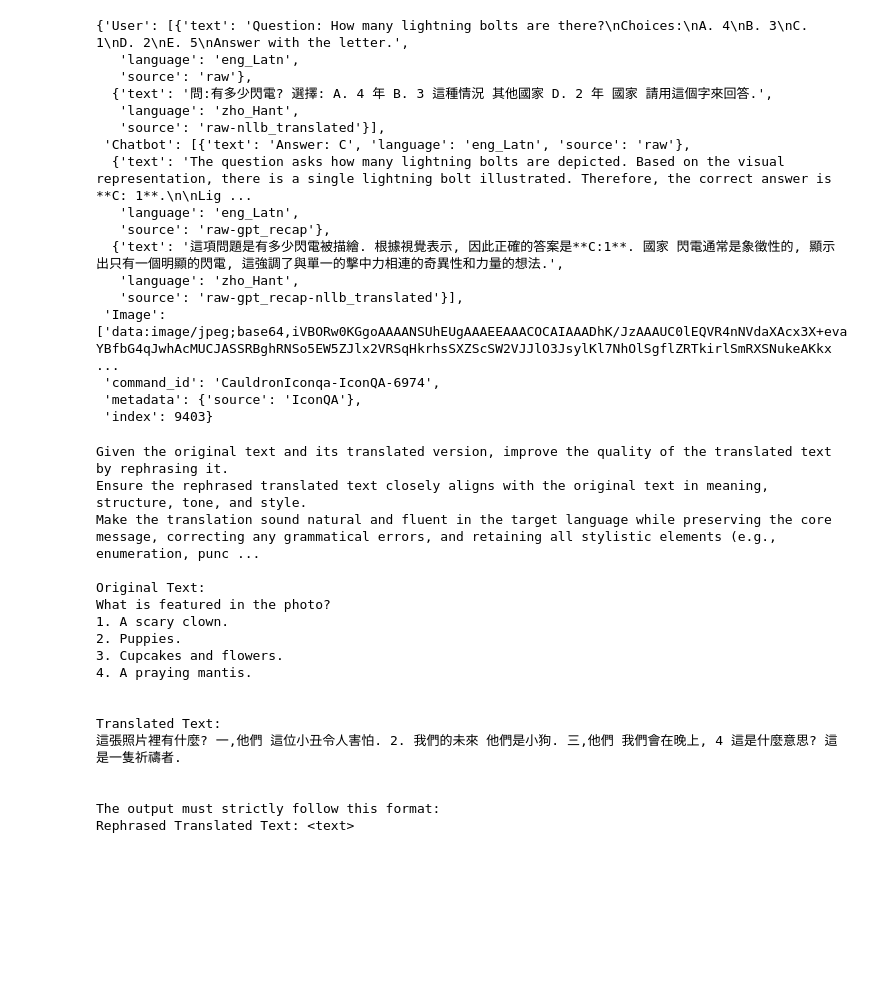
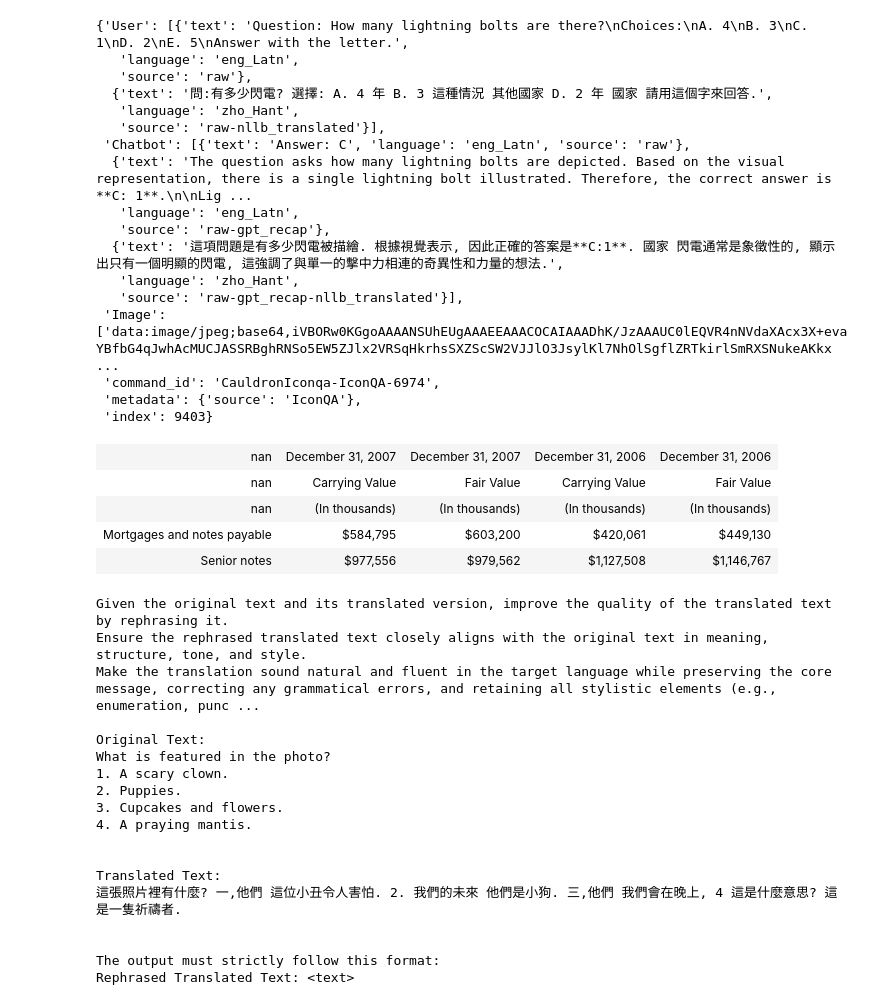
Before and after one commit to huey-cohere/instruct-multilingual, a Jupyter notebook: rephrase.ipynb, the cells around one changed output. Drawn from its saved outputs; the diff is of its cells as text; code cells hidden in the pictures; blank space fills up the shorter version.

```diff
--- a/rephrase.ipynb
+++ b/rephrase.ipynb
@@ -393,6 +393,20 @@ import cohere
 
 # client = cohere.ClientV2("MfZwS1plvJfM7vARPs92RbCScEwRniTcCXfmfAdU", base_url="https://stg.api.cohere.ai")
 client = cohere.ClientV2("Ymj9fYrCh1uXyttUrxFppAPCzFKkB3jz6ELJcx2i")
+# %%
+import pandas as pd
+from io import StringIO
+import json
+with open('table_data/MultiHiertt_train.json', 'r') as f:
+    data = json.load(f)
+
+pd.read_html(StringIO(data[0]['tables'][0]))[0].style.hide(axis="index").hide(axis="columns")
+# %% [output]
+| nan | December 31, 2007 | December 31, 2007 | December 31, 2006 | December 31, 2006 |
+| nan | Carrying Value | Fair Value | Carrying Value | Fair Value |
+| nan | (In thousands) | (In thousands) | (In thousands) | (In thousands) |
+| Mortgages and notes payable | $584,795 | $603,200 | $420,061 | $449,130 |
+| Senior notes | $977,556 | $979,562 | $1,127,508 | $1,146,767 |
 # %%
 input = PROMPT.format(raw_text=dataset[6]['User'][0]['text'], translated_text=dataset[6]['User'][1]['text'])
 
```
Also changed, not shown: 9 other files.
